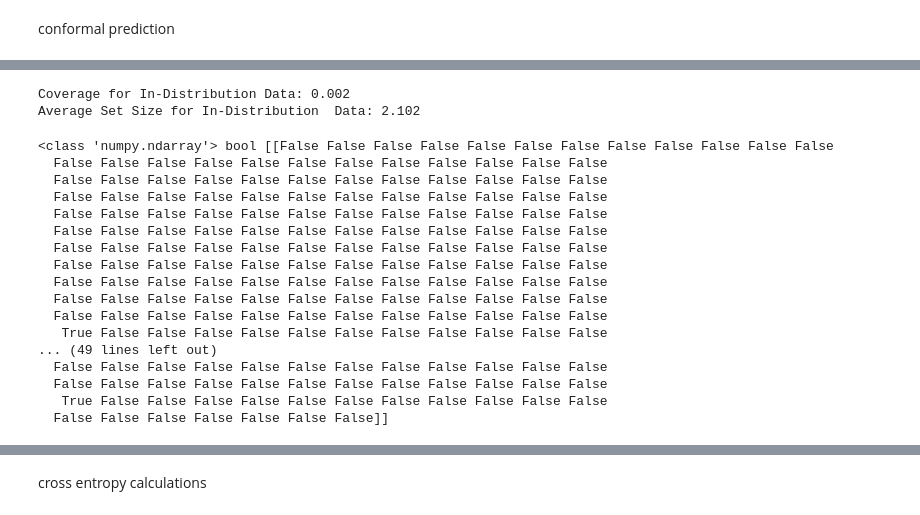
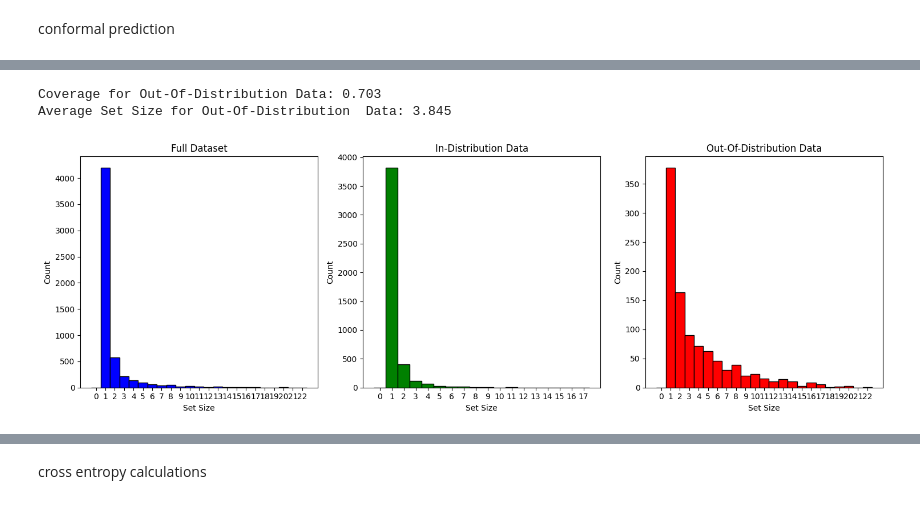
Before and after one commit to negarkamali/OOS, a Jupyter notebook: Intent_classification_conforml_prediction.ipynb, the cells around one changed output, grey strips where cells are left out. Saved outputs shown, nothing was run; the diff lists cells and outputs as text; code cells hidden in the pictures.

Commit message:
fixed the ID and OOD analysis up to theOD analysis up to the set sizes

```diff
--- a/Intent_classification_conforml_prediction.ipynb
+++ b/Intent_classification_conforml_prediction.ipynb
@@ -211,8 +210,6 @@ everything from here on is including the out-of-distribution data (combined)
 #     Dropout(0.5),
 #     Dense(y_train.shape[1], activation='softmax')
 # ])
-
-from sklearn.neural_network import MLPClassifier
 
 # Number of unique classes
 num_classes = len(np.unique(y_train_combined))
@@ -228,7 +225,7 @@ model_MLP = MLPClassifier(
     max_iter=200,                 # Maximum number of iterations
     shuffle=True,                 # Shuffle data for each epoch
     random_state=42,              # Random seed for reproducibility
-    verbose=True                  # Print out progress
+    verbose=True,                  # Print out progress
 )
 
 
@@ -440,35 +418,49 @@ Average Set Size for In-Distribution  Data: 1.222888888888889
 # %%
 
-y_pred_score, y_ps_score = mapie_score.predict(X_test_oos, alpha=alpha)
-y_ps_score = np.squeeze(y_ps_score)
+y_pred_scoreOOD, y_ps_scoreOOD = mapie_score.predict(X_test_oos, alpha=alpha)
+y_ps_scoreOOD = np.squeeze(y_ps_scoreOOD)
 
-cov = classification_coverage_score(y_test_oos_int, y_ps_score)
-setsize = classification_mean_width_score(y_ps_score)
-print("Coverage for In-Distribution Data:",cov)
-print("Average Set Size for In-Distribution  Data:",setsize)
+covOOD = classification_coverage_score(y_test_oos, y_ps_scoreOOD)
+setsizeOOD = classification_mean_width_score(y_ps_scoreOOD)
+print("Coverage for Out-Of-Distribution Data:",covOOD)
+print("Average Set Size for Out-Of-Distribution  Data:",setsizeOOD)
 # %% [output]
-Coverage for In-Distribution Data: 0.002
-Average Set Size for In-Distribution  Data: 2.102
+Coverage for Out-Of-Distribution Data: 0.703
+Average Set Size for Out-Of-Distribution  Data: 3.845
-# %%
-print(type(y_ps_score), y_ps_score.dtype, y_ps_score[:5])
-# %% [output]
-<class 'numpy.ndarray'> bool [[False False False False False False False False False False False False
-  False False False False False False False False False False False False
-  False False False False False False False False False False False False
-  False False False False False False False False False False False False
-  False False False False False False False False False False False False
-  False False False False False False False False False False False False
-  False False False False False False False False False False False False
-  False False False False False False False False False False False False
-  False False False False False False False False False False False False
-  False False False False False False False False False False False False
-  False False False False False False False False False False False False
-   True False False False False False False False False False False False
-... (49 lines left out)
-  False False False False False False False False False False False False
-  False False False False False False False False False False False False
-   True False False False False False False False False False False False
-  False False False False False False False]]
+# %%
+# Count the number of True values for each set
+true_counts_full = np.sum(y_ps_scoreComb, axis=1)
+true_counts_in = np.sum(y_ps_scoreIn, axis=1)
+true_counts_out = np.sum(y_ps_scoreOOD, axis=1)
+
+# Create subplots
+fig, axs = plt.subplots(1, 3, figsize=(15, 5))  # 1 row, 3 columns for side by side histograms
+
+# Histogram for the full dataset
+axs[0].hist(true_counts_full, bins=range(int(max(true_counts_full)) + 2), edgecolor='black', align='left', color='blue')
+axs[0].set_title('Full Dataset')
+axs[0].set_xlabel('Set Size')
+axs[0].set_ylabel('Count')
+axs[0].set_xticks(range(int(max(true_counts_full)) + 1))
+
+# Histogram for the in-distribution data
+axs[1].hist(true_counts_in, bins=range(int(max(true_counts_in)) + 2), edgecolor='black', align='left', color='green')
+axs[1].set_title('In-Distribution Data')
+axs[1].set_xlabel('Set Size')
+axs[1].set_ylabel('Count')
+axs[1].set_xticks(range(int(max(true_counts_in)) + 1))
+
+# Histogram for the out-of-distribution data
+axs[2].hist(true_counts_out, bins=range(int(max(true_counts_out)) + 2), edgecolor='black', align='left', color='red')
+axs[2].set_title('Out-Of-Distribution Data')
+axs[2].set_xlabel('Set Size')
+axs[2].set_ylabel('Count')
+axs[2].set_xticks(range(int(max(true_counts_out)) + 1))
+
+plt.tight_layout()
+plt.show()
+# %% [output]
+[figure, added]
 # %%
 
 results = pd.DataFrame(list(map(np.ravel, y_ps_score)))
```
Also changed, not shown: parts of 24 cells of this notebook.
